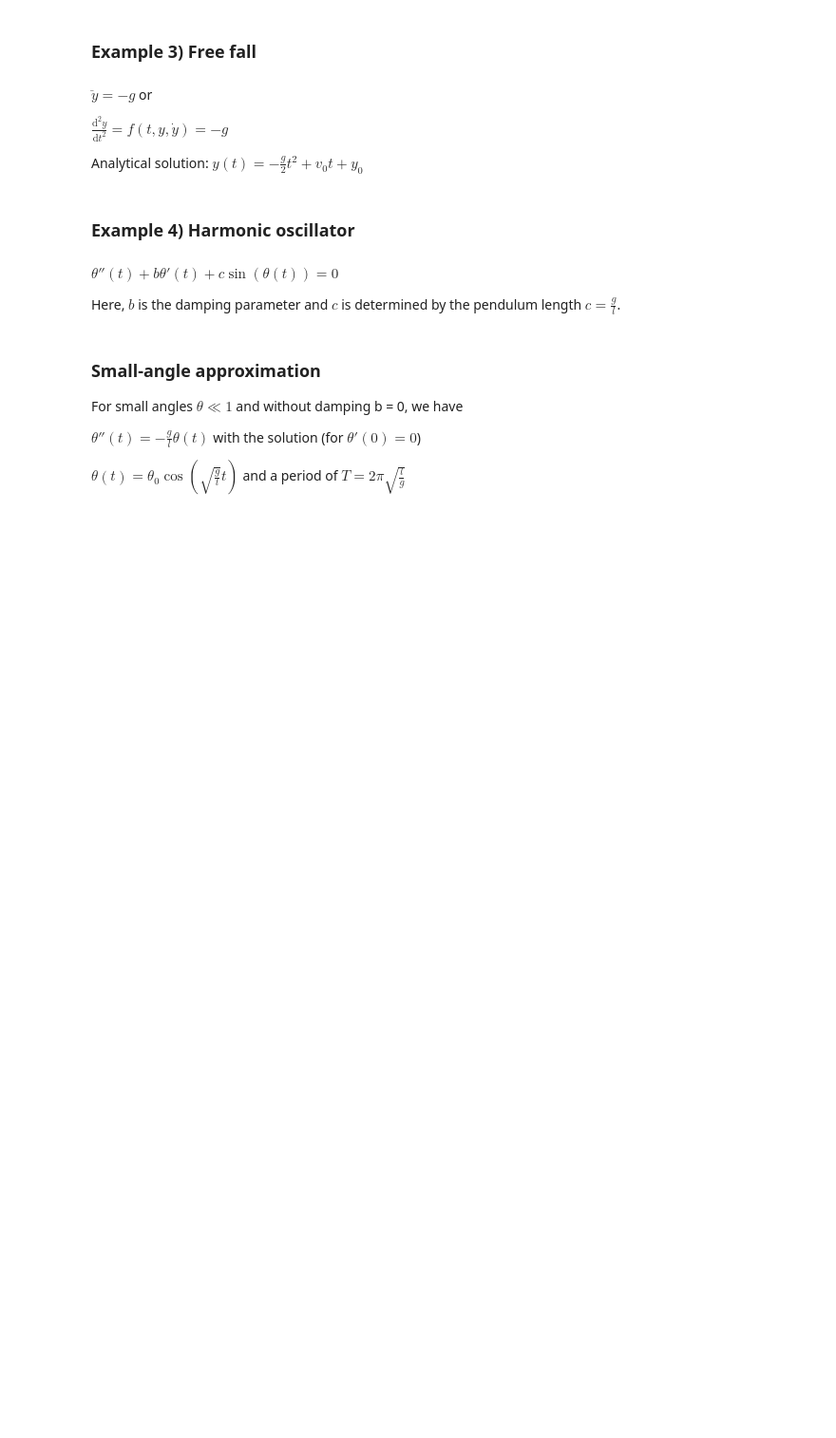
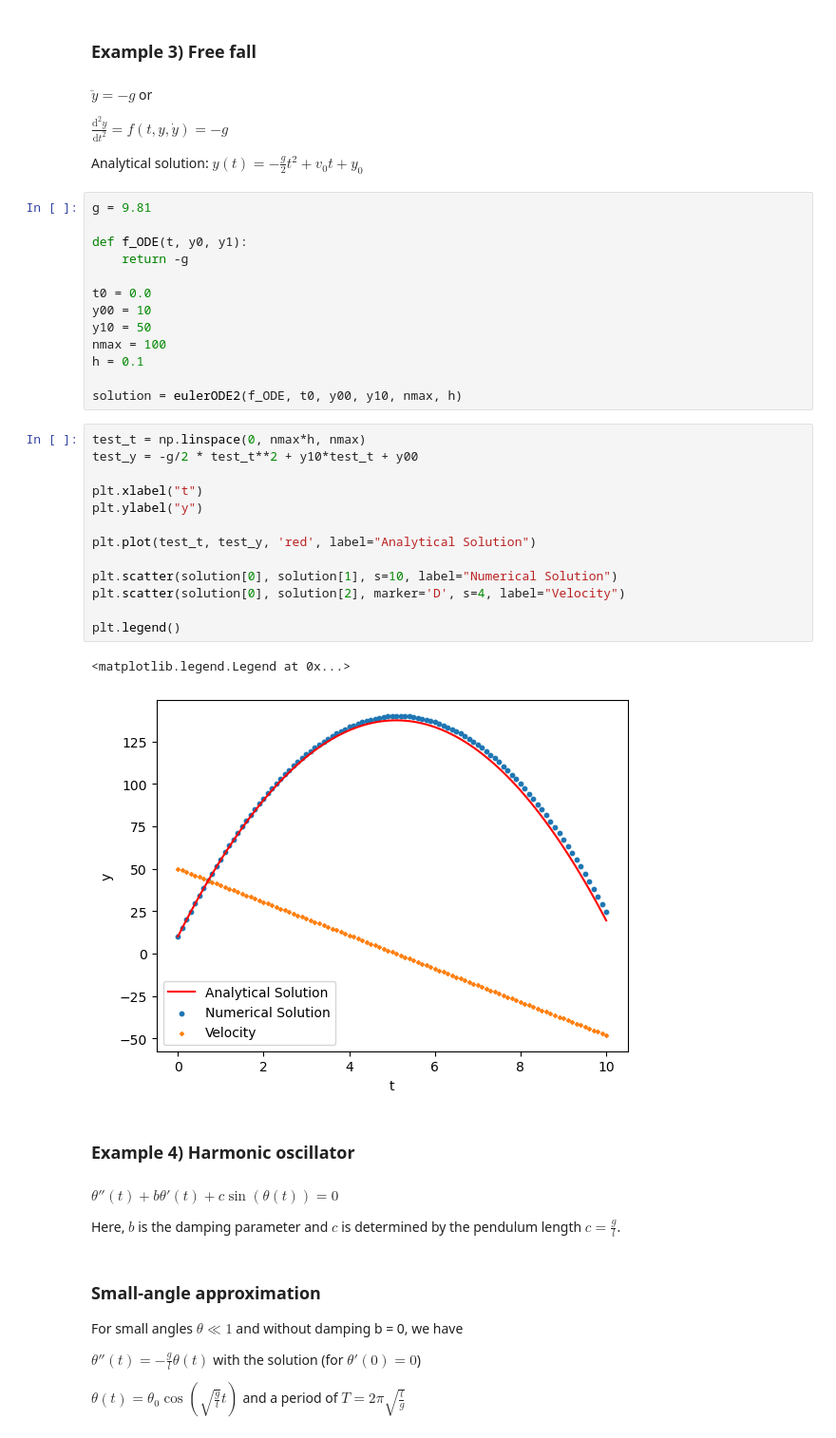
Before and after one commit to sage2003/Scientific-Computation-Udemy, a Jupyter notebook: Differential Equations.ipynb, the cells around one changed output. Shown at 95% size. Cells and saved outputs as stored; diff of their text form; blank space fills up the shorter version.

```diff
--- a/Differential Equations.ipynb
+++ b/Differential Equations.ipynb
@@ -198,6 +222,35 @@ Or, going back to our initial nomenclature:
 \\( \frac{\mathrm{d}^2y}{\mathrm{d}t^2} = f(t,y,\dot{y}) = -g\\)
 
 Analytical solution: \\( y(t)=-\frac{g}{2}t^2+v_0t+y_0\\)
+# %%
+g = 9.81
+
+def f_ODE(t, y0, y1):
+    return -g
+
+t0 = 0.0
+y00 = 10
+y10 = 50
+nmax = 100
+h = 0.1
+
+solution = eulerODE2(f_ODE, t0, y00, y10, nmax, h)
+# %%
+test_t = np.linspace(0, nmax*h, nmax)
+test_y = -g/2 * test_t**2 + y10*test_t + y00
+
+plt.xlabel("t")
+plt.ylabel("y")
+
+plt.plot(test_t, test_y, 'red', label="Analytical Solution")
+
+plt.scatter(solution[0], solution[1], s=10, label="Numerical Solution")
+plt.scatter(solution[0], solution[2], marker='D', s=4, label="Velocity")
+
+plt.legend()
+# %% [output]
+<matplotlib.legend.Legend at 0x...>
+[figure, added]
 # %% [markdown]
 ### Example 4) Harmonic oscillator
 # %% [markdown]
```
Also changed, not shown: parts of 38 cells of this notebook, 3 other files.
